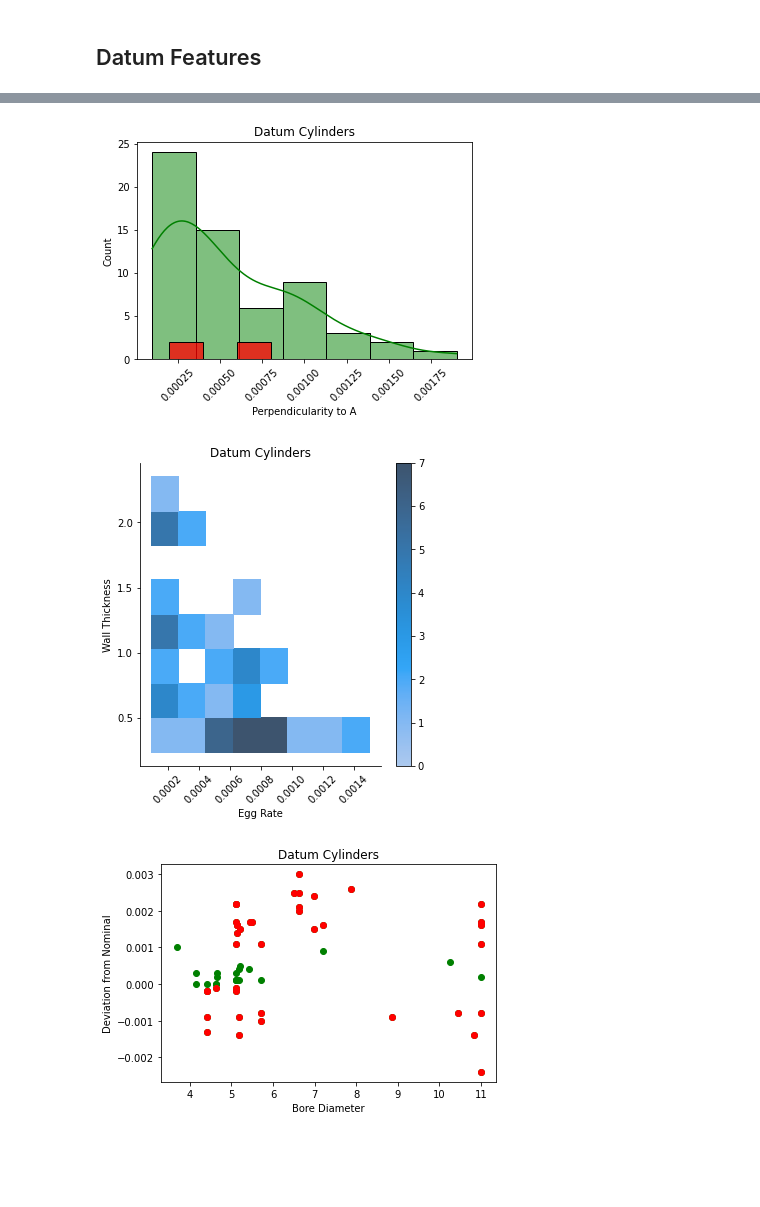
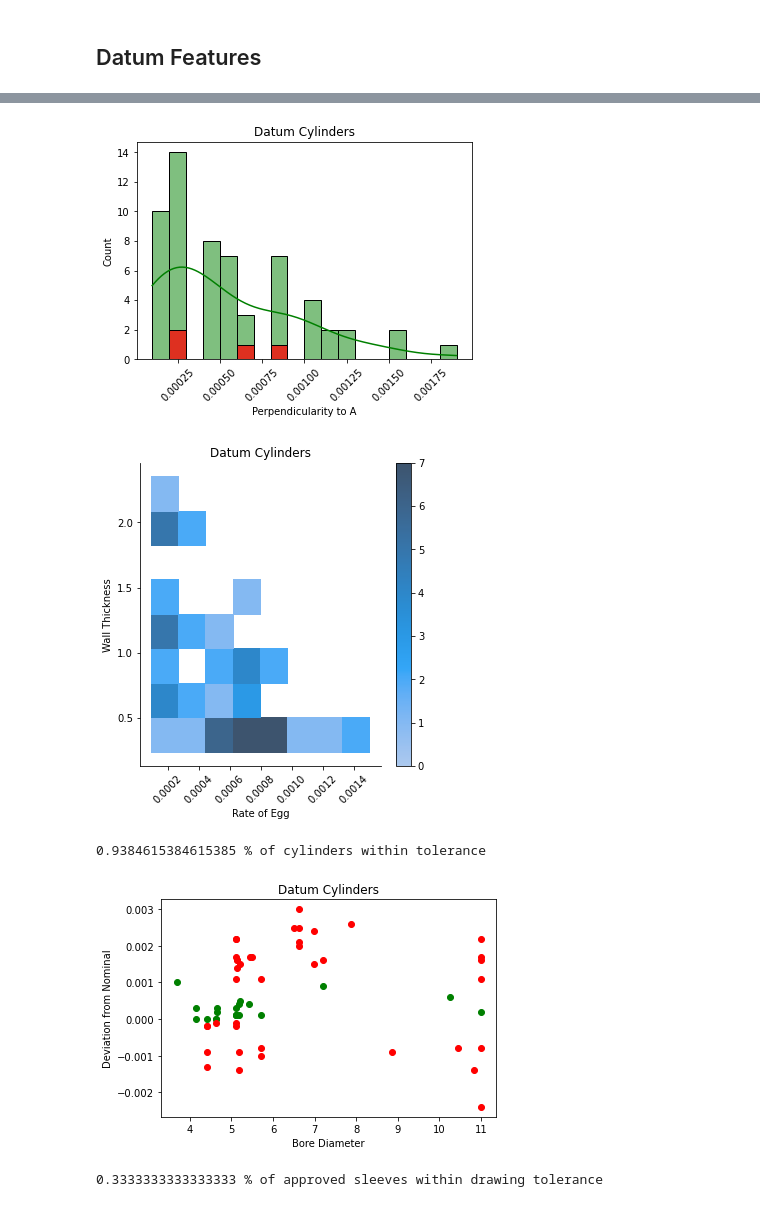
Before and after one commit to brand-clear/dimensional-edas, a Jupyter notebook: seal_sleeve_eda.ipynb, the cells around one changed output, grey strips where cells are left out. Cells and saved outputs as stored; diff of their text form; code cells hidden in the pictures; blank space fills up the shorter version.

```diff
--- a/seal_sleeve_eda.ipynb
+++ b/seal_sleeve_eda.ipynb
@@ -37,45 +37,51 @@ Number of parts:  65
 # %%
 # Calculate egg_rate and deviation features, then split cylinders by feature type
 sleeve_cyl['egg_rate'] = sleeve_cyl.cylindricity * 2 / sleeve_cyl.diameter_meas
 sleeve_cyl['dia_dev'] = sleeve_cyl.diameter_meas - sleeve_cyl.diameter_nom
 datumB, datumC, radials, holes = cylinder_split(sleeve_cyl)
 
 # Calculate wall_thickness and save in datumB
 for index, row in sleeve_cyl.iterrows():
     df = sleeve_cyl[sleeve_cyl.inspection_id == row.inspection_id]
     max_dia = df.diameter_meas.max()
     bore_dia = df[df.feature == 'datum cylinder B'].diameter_meas.values[0]
     wall_thickness = max_dia - bore_dia
     datumB.loc[datumB.inspection_id == row.inspection_id, 'wall_thickness'] = wall_thickness
 
 # Spit datumB by acceptance decision
 apprB = drop_rejections(datumB)
 apprB = apprB[apprB.inspection_id != '133275-INSS-MFG-B_QC1.csv']
 
 rejB = rejections_only(datumB)
 
 # Plot perpendicularity to A
-sns.histplot(apprB.perpendicular_a, kde=True, color='green')
-sns.histplot(rejB.perpendicular_a, color='red')
+sns.histplot(apprB.perpendicular_a, kde=True, color='green', binwidth=.0001)
+sns.histplot(rejB.perpendicular_a, color='red', binwidth=.0001)
 plt.xticks(rotation=45)
 plt.title('Datum Cylinders')
 plt.xlabel('Perpendicularity to A')
 plt.show()
 # %% [output]
-[figure, old version]
+[figure, new version]
 # %%
 # Plot egg_rate VS wall_thickness
 sns.displot(x='egg_rate', y='wall_thickness', data=datumB, cbar=True)
 plt.xticks(rotation=45)
 plt.title('Datum Cylinders')
-plt.xlabel('Egg Rate')
+plt.xlabel('Rate of Egg')
 plt.ylabel('Wall Thickness')
 plt.show()
+
+
+less_than_one = len(datumB[datumB.egg_rate <= .0010].index)
+total = len(datumB.index)
+print(less_than_one / total, '% of cylinders within tolerance')
 # %% [output]
-[figure, old version]
+[figure, new version]
+0.9384615384615385 % of cylinders within tolerance
 # %%
 # Split approved parts by pass/fail
-inTol = apprB[(apprB.dia_dev >= .0000) | (apprB.dia_dev <= .0010)]
+inTol = apprB[(apprB.dia_dev >= .0000) & (apprB.dia_dev <= .0010)]
 outTol = apprB[(apprB.dia_dev < .0000) | (apprB.dia_dev > .0010)]
 
 # Plot bore diameter deviations
@@ -85,8 +91,11 @@ plt.title('Datum Cylinders')
 plt.xlabel('Bore Diameter')
 plt.ylabel('Deviation from Nominal')
 plt.show()
+
+print(len(inTol.index) / len(apprB.index), '% of approved sleeves within drawing tolerance')
 # %% [output]
-[figure, old version]
+[figure, new version]
+0.3333333333333333 % of approved sleeves within drawing tolerance
 # %%
 # Plot the rate of interference relative to nominal bore diameter
 Bpos = apprB[apprB.dia_dev >= .0000]
```
Also changed, not shown: parts of 16 cells of this notebook.
